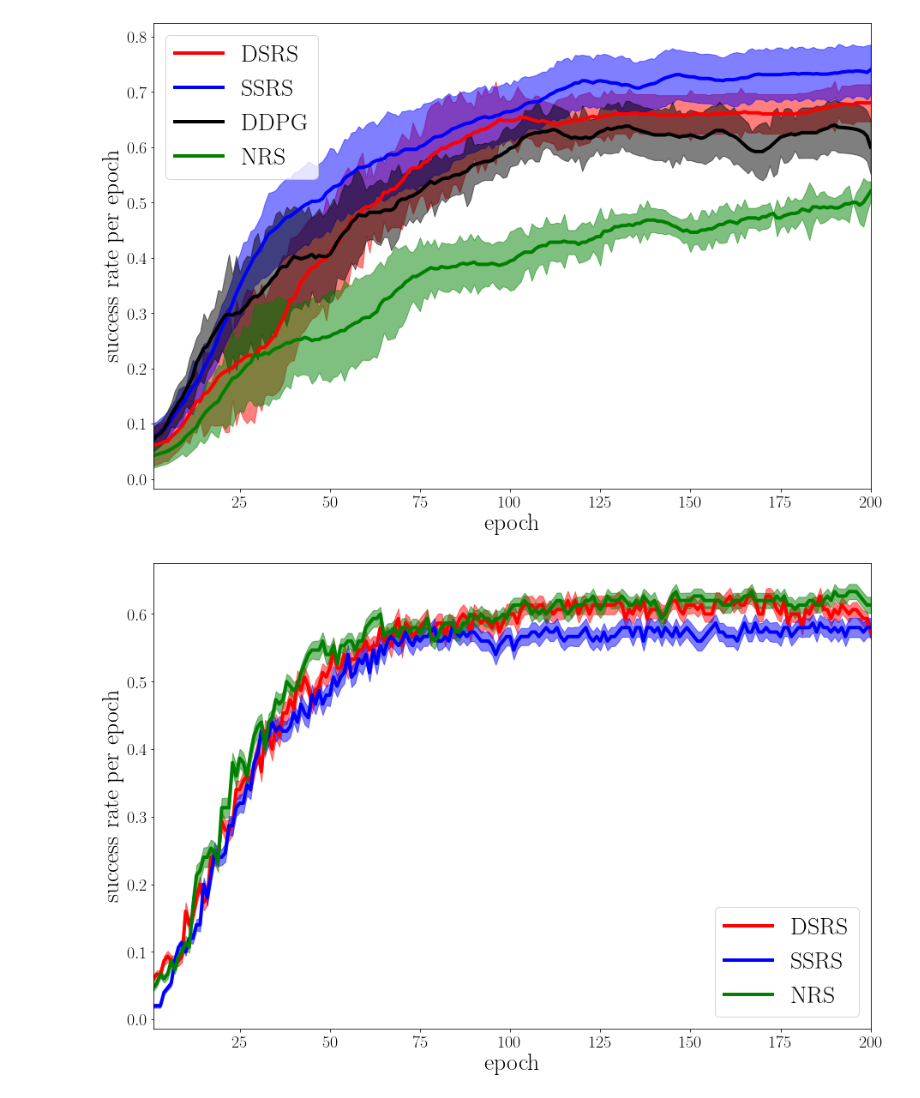
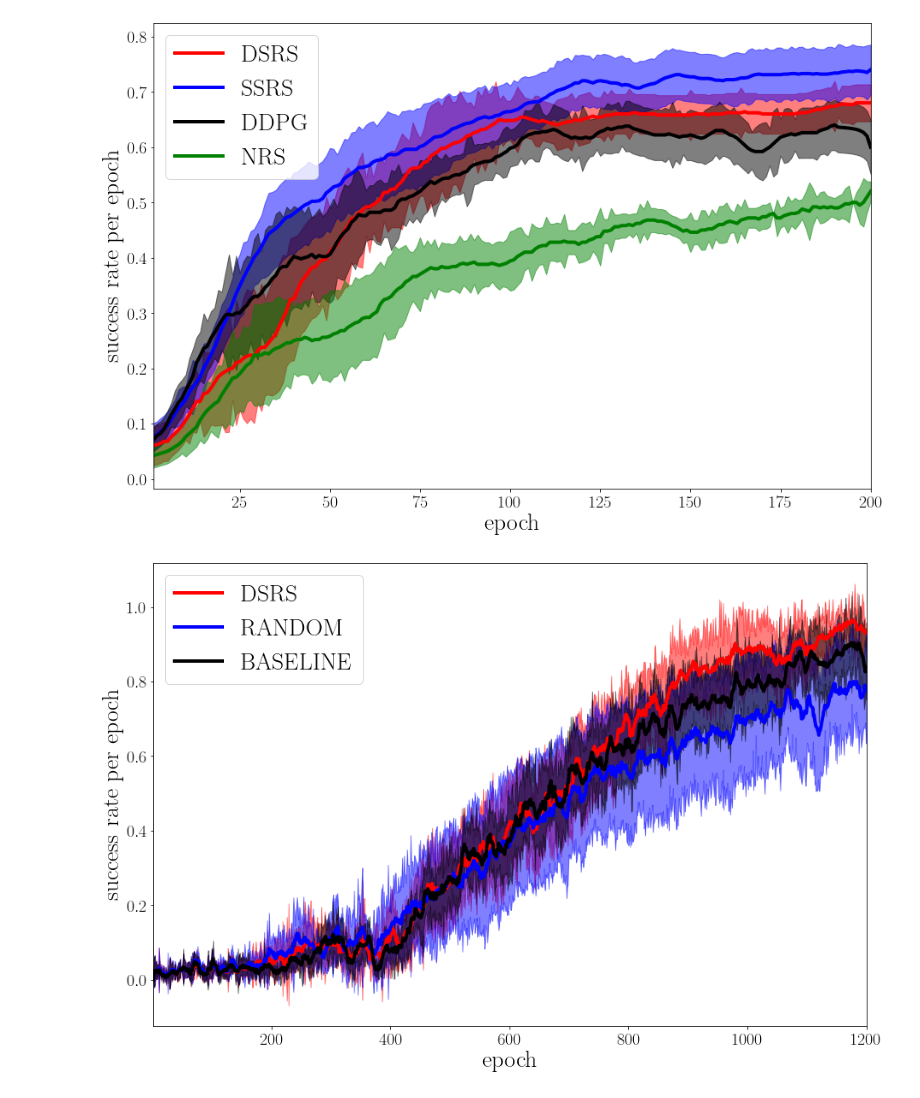
Before and after one commit to takato86/analyze_result, a Jupyter notebook: notebooks/error-bar-area.ipynb, the cells around one changed output. Saved outputs shown, nothing was run; the diff lists cells and outputs as text; code cells hidden in the pictures.

```diff
--- a/notebooks/error-bar-area.ipynb
+++ b/notebooks/error-bar-area.ipynb
@@ -197,19 +197,19 @@ plt.savefig("out/comp-m2s_robotics-learning-curves.pdf", format="pdf")
 [figure]
 # %%
 comp_pick_df = pd.read_csv("/home/tokudo/Develop/research/analyze_result/pick_and_place/out/learning_curve.csv")
-l_episodes = 200
+l_episodes = 1200
 plt.figure(figsize=(15, 10))
 plt.tick_params(labelsize=20)
-plot_mean_se(comp_pick_df["DTA-mean"][:l_episodes], comp_pick_df["DTA-lower"][:l_episodes], comp_pick_df["DTA-upper"][:l_episodes], "red", 0.5, "DSRS")
-plot_mean_se(comp_pick_df["SRS-mean"][:l_episodes], comp_pick_df["SRS-lower"][:l_episodes], comp_pick_df["SRS-upper"][:l_episodes], "blue", 0.5, "SSRS")
+plot_mean_se(comp_pick_df["DSRS-mv"][:l_episodes], comp_pick_df["DSRS-lower"][:l_episodes], comp_pick_df["DSRS-upper"][:l_episodes], "red", 0.5, "DSRS")
+plot_mean_se(comp_pick_df["Random-mv"][:l_episodes], comp_pick_df["Random-lower"][:l_episodes], comp_pick_df["Random-upper"][:l_episodes], "blue", 0.5, "RANDOM")
 # plot_mean_se(comp_pick_df["DDPG-mv"][:l_episodes], comp_pick_df["DDPG-lower"][:l_episodes], comp_pick_df["DDPG-upper"][:l_episodes], "black", 0.5, "DDPG")
-plot_mean_se(comp_pick_df["NRS-mean"][:l_episodes], comp_pick_df["NRS-lower"][:l_episodes], comp_pick_df["NRS-upper"][:l_episodes], "green", 0.5, "NRS")
-# plot_mean_se(pick_df["SARSA-RS-mv"][:l_episodes], pick_df["SARSA-RS-lower"][:l_episodes], pick_df["SARSA-RS-upper"][:l_episodes], "red", 0.5, "SARSA-RS")
+# plot_mean_se(comp_pick_df["NRS-mean"][:l_episodes], comp_pick_df["NRS-lower"][:l_episodes], comp_pick_df["NRS-upper"][:l_episodes], "green", 0.5, "NRS")
+plot_mean_se(comp_pick_df["BASELINE-mv"][:l_episodes], comp_pick_df["BASELINE-lower"][:l_episodes], comp_pick_df["BASELINE-upper"][:l_episodes], "black", 0.5, "BASELINE")
 plt.ylabel("success rate per epoch", fontsize=28)
 plt.xlabel("epoch", fontsize=28)
 plt.xlim(1, l_episodes)
 plt.legend(fontsize=28)
 plt.savefig("out/fixed_subgs-m2s_robotics-learning-curves.pdf", format="pdf")
 plt.savefig("out/fixed_subgs-m2s_robotics-learning-curves.png", format="png")
 # %% [output]
-[figure, old version]
+[figure, new version]
```
Also changed, not shown: parts of 2 cells of this notebook, 1 other file.
